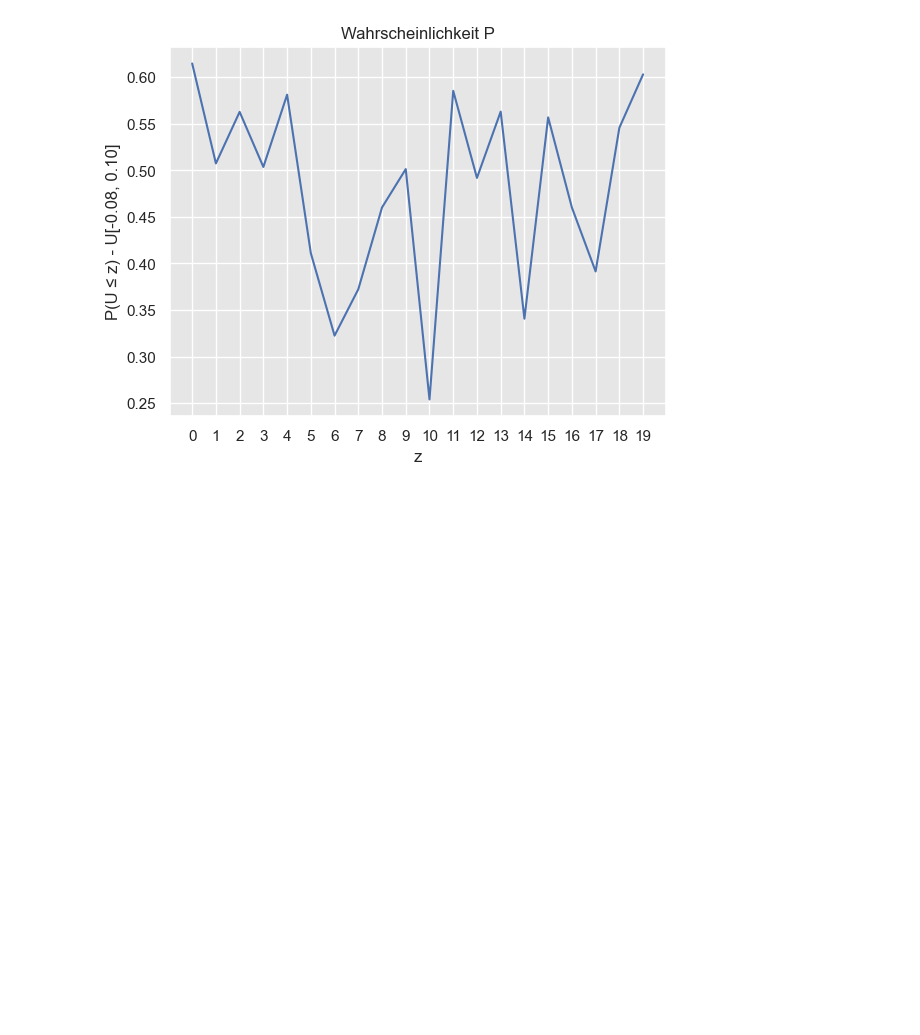
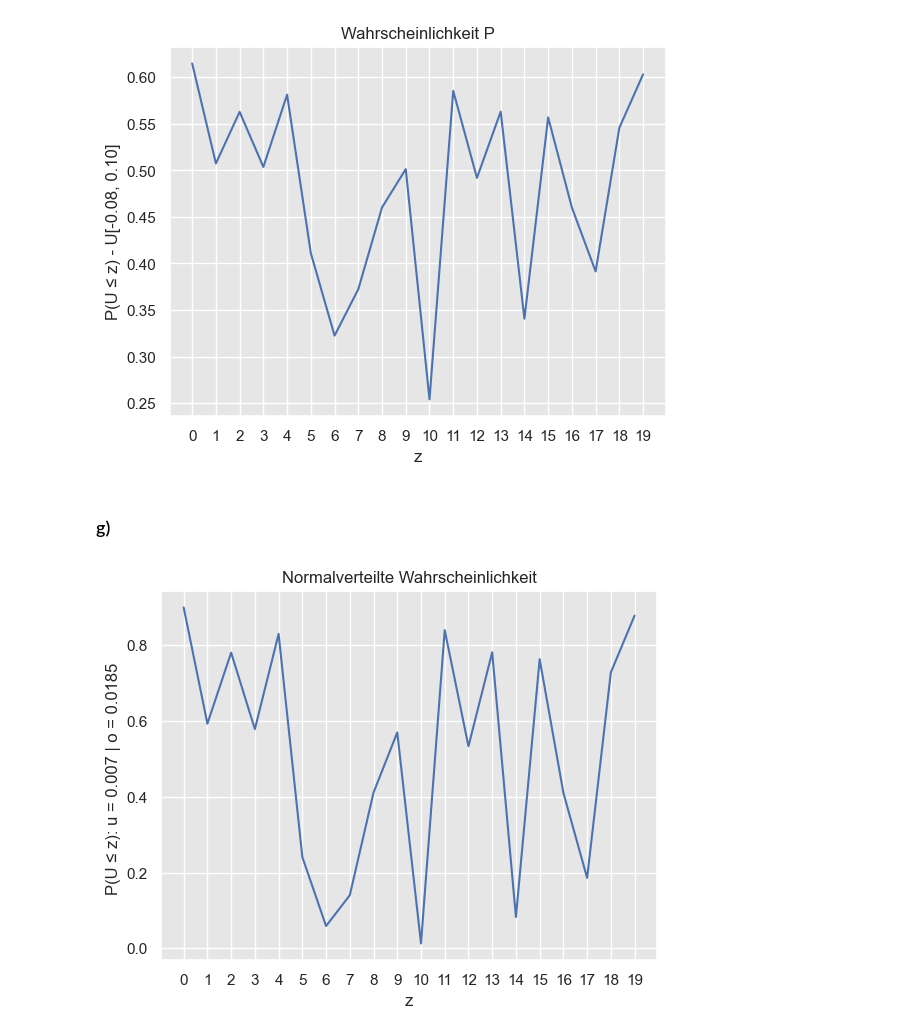
Before and after one commit to tombk556/Mathematische-Stochastische-Modelle-und-MC-Simulationen, a Jupyter notebook: Übung 3/übung3.ipynb, the cells around one changed output. Cells and saved outputs as stored; diff of their text form; code cells hidden in the pictures; blank space fills up the shorter version.

```diff
--- a/Übung 3/übung3.ipynb
+++ b/Übung 3/übung3.ipynb
@@ -214,3 +193,5 @@ plt.ylabel("P(U ≤ z) - U[-0.08, 0.10]")
 plt.show()
 # %% [output]
 [figure]
+# %% [markdown]
+### g)
@@ -216,0 +200,18 @@ plt.show()
+# %%
+mu = 0.007
+sigma = 0.0185
+
+nPs = []
+for zins in zinsen:
+    z_t= ((zins * 100) - mu) / sigma
+    p = norm.cdf(z_t)
+    nPs.append(p)
+# %%
+plt.plot(nPs)
+plt.title("Normalverteilte Wahrscheinlichkeit")
+plt.xlabel("z")
+plt.xticks(range(20))
+plt.ylabel("P(U ≤ z): u = 0.007 | o = 0.0185 ")
+plt.show()
+# %% [output]
+[figure, added]
```
Also changed, not shown: parts of 4 cells of this notebook.
